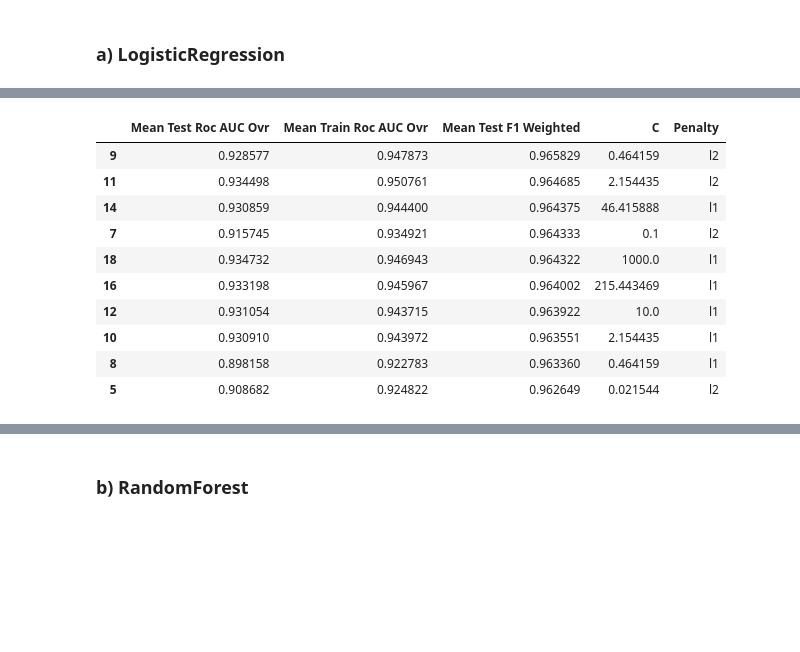
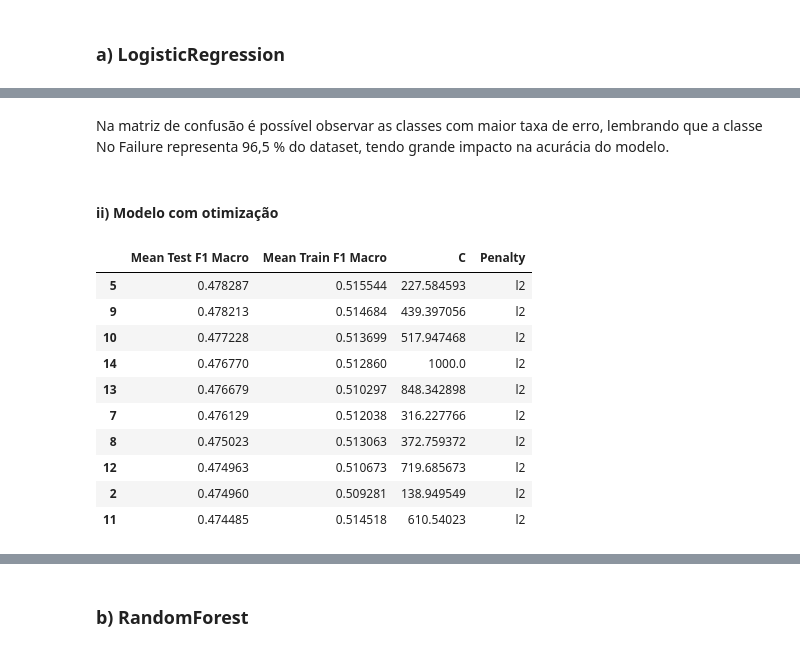
Before and after one commit to VictorBauler/indicium-data_science, a Jupyter notebook: indicium_data_science/notebook.ipynb, the cells around one changed output, grey strips where cells are left out. Saved outputs shown, nothing was run; the diff lists cells and outputs as text; code cells hidden in the pictures; blank space fills up the shorter version.

Commit message:
Final model

```diff
--- a/indicium_data_science/notebook.ipynb
+++ b/indicium_data_science/notebook.ipynb
@@ -78,3 +103,9 @@ Dados duplicados no dataset de treino
 
 Dados duplicados no dataset de teste
 0
+# %%
+# Criando dataset de validação
+
+df_train, df_val = train_test_split(df_train, test_size=0.2, random_state=30, stratify=df_train['failure_type'])
+
+df_train.shape, df_val.shape
@@ -181,5 +289,8 @@ Para a otimização de hiperparâmetros será utilizada a função GridSearchCV
 X_train = df_train.drop(['failure_type', 'product_id', 'udi'], axis=1)
 y_train = df_train['failure_type']
 
+X_val = df_val.drop(['failure_type', 'product_id', 'udi'], axis=1)
+y_val = df_val['failure_type']
+
 X_test = df_test.drop(['product_id', 'udi'], axis=1)
 # %%
@@ -300,24 +487,28 @@ def model_tuning(clf, param_grid, X_train, y_train):
+# %% [markdown]
+Na matriz de confusão é possível observar as classes com maior taxa de erro, lembrando que a classe No Failure representa 96,5 % do dataset, tendo grande impacto na acurácia do modelo.
+# %% [markdown]
+#### ii) Modelo com otimização
 # %%
 with warnings.catch_warnings():
     warnings.filterwarnings("ignore", category=ConvergenceWarning)
 
-    clf_logistic = LogisticRegression(random_state=42, solver='liblinear')
+    clf_lr = LogisticRegression(random_state=42, class_weight='balanced')
 
-    param_grid_logistic = {
-        'logisticregression__C': np.logspace(-3, 3, 10),
-        'logisticregression__penalty': ['l1', 'l2']
+    param_grid_lr = {
+        'logisticregression__C': np.logspace(2, 3, 15),
+        'logisticregression__penalty': ['l2']
     }
 
-    gs_logistic = model_tuning(clf_logistic, param_grid_logistic, X_train, y_train)
+    gs_lr = model_tuning(clf_lr, param_grid_lr, X_train, y_train)
 # %% [output]
-|  | Mean Test Roc AUC Ovr | Mean Train Roc AUC Ovr | Mean Test F1 Weighted | C | Penalty |
-| 9 | 0.928577 | 0.947873 | 0.965829 | 0.464159 | l2 |
-| 11 | 0.934498 | 0.950761 | 0.964685 | 2.154435 | l2 |
-| 14 | 0.930859 | 0.944400 | 0.964375 | 46.415888 | l1 |
-| 7 | 0.915745 | 0.934921 | 0.964333 | 0.1 | l2 |
-| 18 | 0.934732 | 0.946943 | 0.964322 | 1000.0 | l1 |
-| 16 | 0.933198 | 0.945967 | 0.964002 | 215.443469 | l1 |
-| 12 | 0.931054 | 0.943715 | 0.963922 | 10.0 | l1 |
-| 10 | 0.930910 | 0.943972 | 0.963551 | 2.154435 | l1 |
-| 8 | 0.898158 | 0.922783 | 0.963360 | 0.464159 | l1 |
-| 5 | 0.908682 | 0.924822 | 0.962649 | 0.021544 | l2 |
+|  | Mean Test F1 Macro | Mean Train F1 Macro | C | Penalty |
+| 5 | 0.478287 | 0.515544 | 227.584593 | l2 |
+| 9 | 0.478213 | 0.514684 | 439.397056 | l2 |
+| 10 | 0.477228 | 0.513699 | 517.947468 | l2 |
+| 14 | 0.476770 | 0.512860 | 1000.0 | l2 |
+| 13 | 0.476679 | 0.510297 | 848.342898 | l2 |
+| 7 | 0.476129 | 0.512038 | 316.227766 | l2 |
+| 8 | 0.475023 | 0.513063 | 372.759372 | l2 |
+| 12 | 0.474963 | 0.510673 | 719.685673 | l2 |
+| 2 | 0.474960 | 0.509281 | 138.949549 | l2 |
+| 11 | 0.474485 | 0.514518 | 610.54023 | l2 |
```
Also changed, not shown: parts of 42 cells of this notebook, 3 other files.
